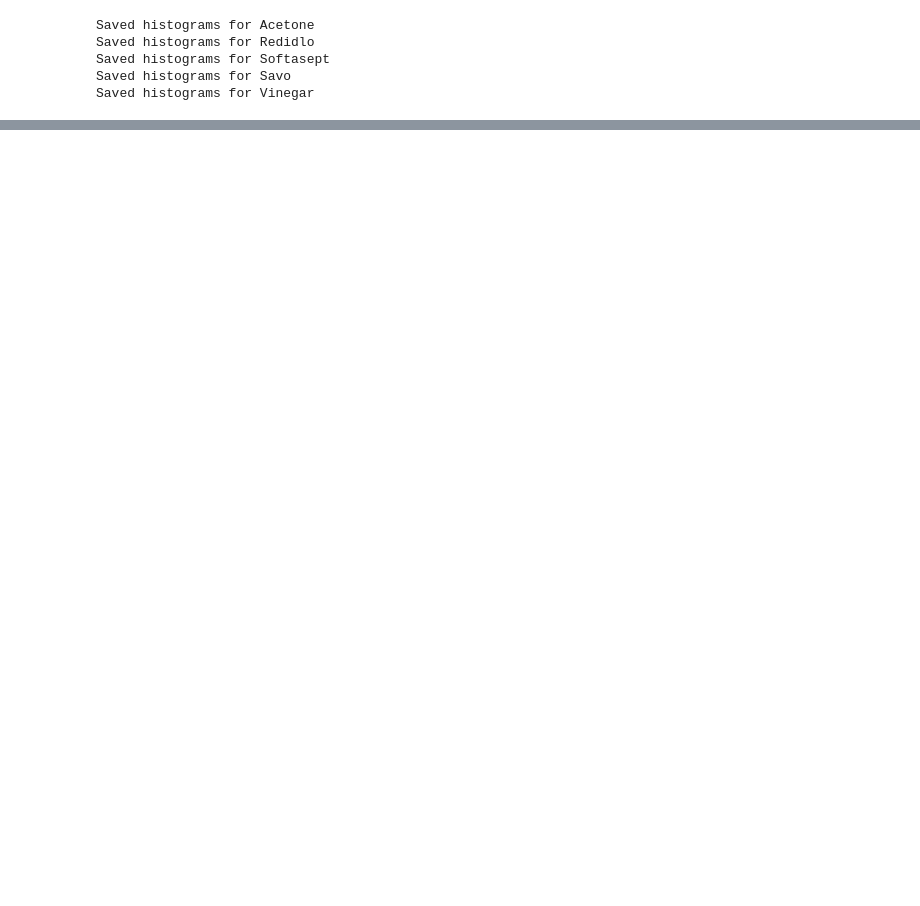
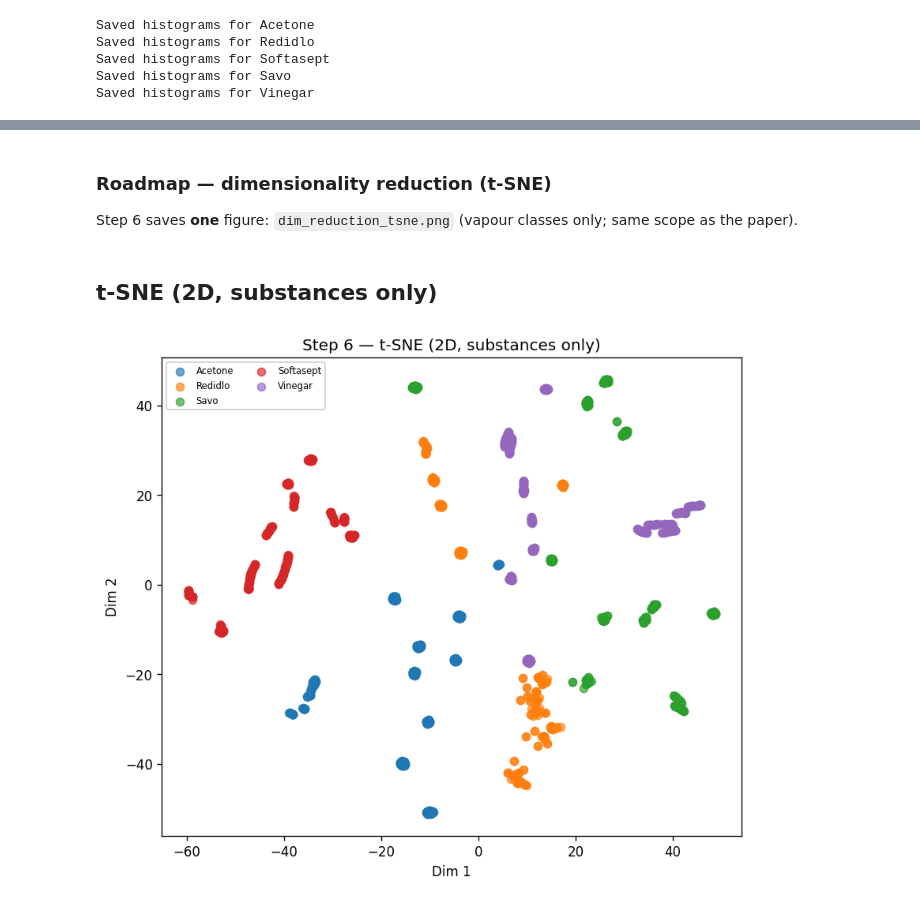
Before and after one commit to yoni44/MyPythonProject, a Jupyter notebook: 02_anomaly_detection_pipeline.ipynb, the cells around one changed output, grey strips where cells are left out. Saved outputs shown, nothing was run; the diff lists cells and outputs as text; code cells hidden in the pictures; blank space fills up the shorter version.

```diff
--- a/02_anomaly_detection_pipeline.ipynb
+++ b/02_anomaly_detection_pipeline.ipynb
@@ -328,0 +623,14 @@ Anomaly results (trained on Normal Air):
+# %% [markdown]
+### Roadmap — dimensionality reduction (t-SNE)
+
+Step 6 saves **one** figure: `dim_reduction_tsne.png` (vapour classes only; same scope as the paper).
+# %%
+from IPython.display import display, Image, Markdown
+
+_ro = BASE_DIR / "pipeline_output" / "dim_reduction"
+display(Markdown("## t-SNE (2D, substances only)"))
+p = _ro / "dim_reduction_tsne.png"
+display(Image(filename=str(p), width=760) if p.is_file() else Markdown(f"*Run **Step 6** — missing `{p}`*"))
+# %% [output]
+## t-SNE (2D, substances only)
+[figure, added]
```
Also changed, not shown: parts of 37 cells of this notebook.
